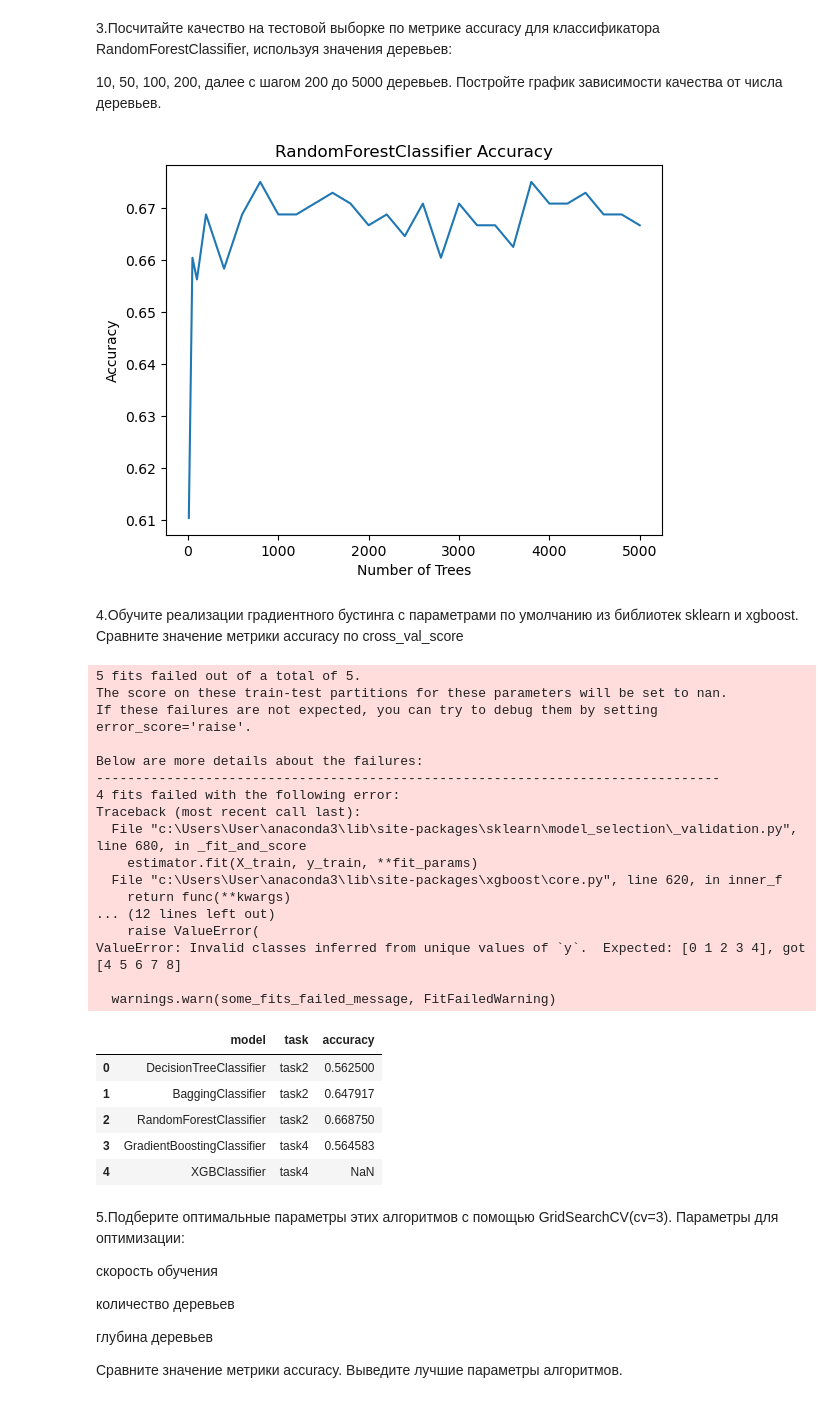
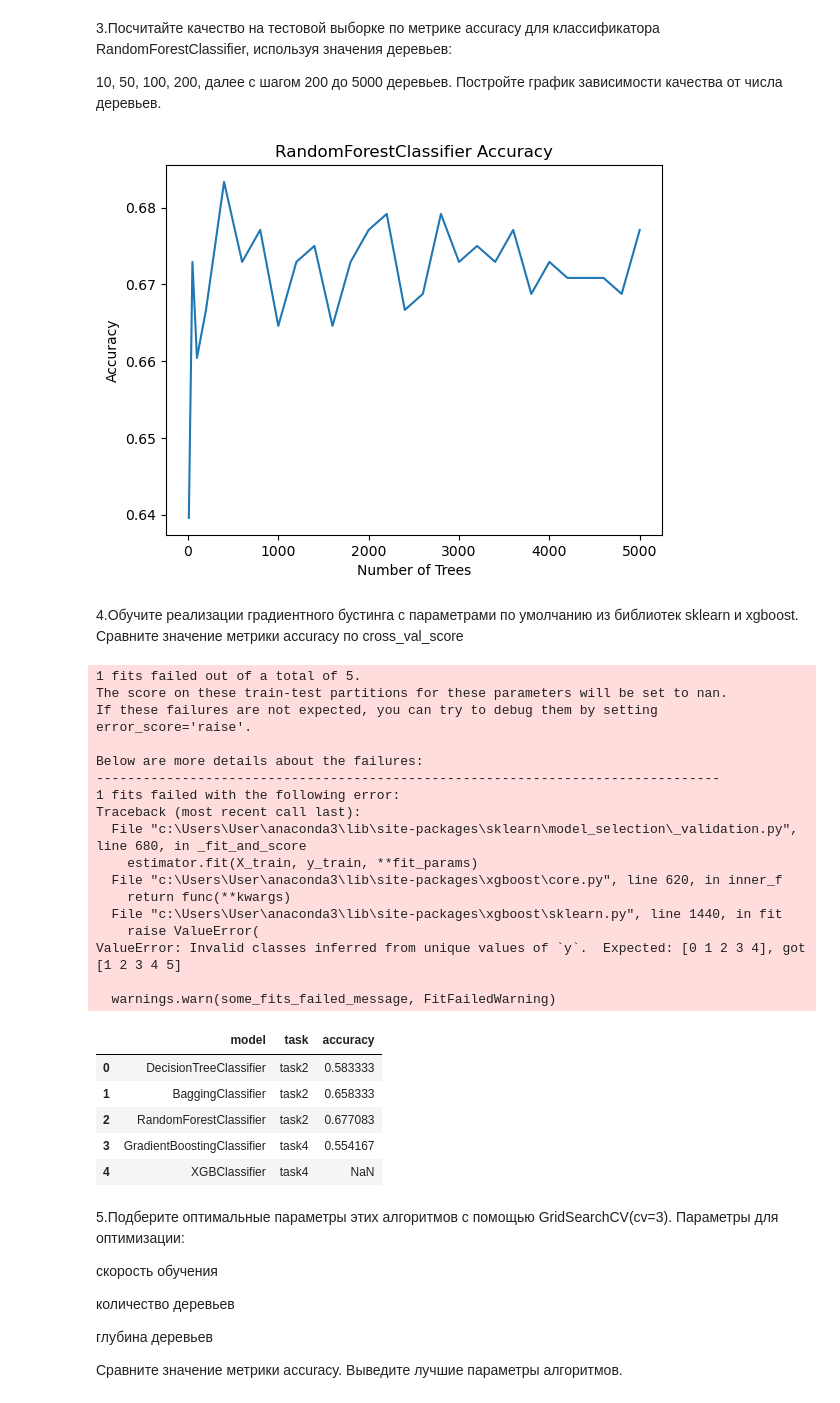
Before and after one commit to omutninsk/ml_3, a Jupyter notebook: HW_4_ML.ipynb, the cells around one changed output. Cells and saved outputs as stored; diff of their text form; code cells hidden in the pictures.

```diff
--- a/HW_4_ML.ipynb
+++ b/HW_4_ML.ipynb
@@ -27,4 +27,8 @@ X = data.drop('quality', axis=1)
 y = data['quality']
 
 # Split the data into 70/30 training/testing sets
+from sklearn.preprocessing import LabelEncoder
+le = LabelEncoder()
+y = le.fit_transform(y)
+display(le.classes_)
 X_train, X_test, y_train, y_test = train_test_split(X, y, test_size=0.3, random_state=42)
@@ -111,7 +119,7 @@ plt.ylabel("Accuracy")
 plt.title("RandomForestClassifier Accuracy")
 plt.show()
 # %% [output]
-[figure, old version]
+[figure, new version]
 # %% [markdown]
 4.Обучите реализации градиентного бустинга с параметрами по умолчанию из библиотек sklearn и xgboost. Сравните значение метрики accuracy по cross_val_score
 # %%
@@ -129,42 +137,42 @@ from sklearn.model_selection import cross_val_score
 gb = GradientBoostingClassifier()
 gb.fit(X_train, y_train)
 acc_sklearn = cross_val_score(gb, X_test, y_test, cv=5, scoring="accuracy").mean()
 
 xgb_model = xgb.XGBClassifier()
 
 from sklearn.preprocessing import LabelEncoder
 le = LabelEncoder()
 y_train = le.fit_transform(y_train)
 
 xgb_model.fit(X_train, y_train)
-acc_xgboost = cross_val_score(xgb_model, X_test, y_test, cv=5, scoring="accuracy").mean()
+acc_xgboost = cross_val_score(xgb_model, X_test, y_test, scoring="accuracy").mean()
 
 results.loc[3] = ['GradientBoostingClassifier', 'task4', acc_sklearn]
 results.loc[4] = ['XGBClassifier', 'task4', acc_xgboost]
 results
 # %% [output]
-5 fits failed out of a total of 5.
+1 fits failed out of a total of 5.
 The score on these train-test partitions for these parameters will be set to nan.
 If these failures are not expected, you can try to debug them by setting error_score='raise'.
 
 Below are more details about the failures:
 --------------------------------------------------------------------------------
-4 fits failed with the following error:
+1 fits failed with the following error:
 Traceback (most recent call last):
   File "c:\Users\User\anaconda3\lib\site-packages\sklearn\model_selection\_validation.py", line 680, in _fit_and_score
     estimator.fit(X_train, y_train, **fit_params)
   File "c:\Users\User\anaconda3\lib\site-packages\xgboost\core.py", line 620, in inner_f
     return func(**kwargs)
-... (12 lines left out)
+  File "c:\Users\User\anaconda3\lib\site-packages\xgboost\sklearn.py", line 1440, in fit
     raise ValueError(
-ValueError: Invalid classes inferred from unique values of `y`.  Expected: [0 1 2 3 4], got [4 5 6 7 8]
+ValueError: Invalid classes inferred from unique values of `y`.  Expected: [0 1 2 3 4], got [1 2 3 4 5]
 
   warnings.warn(some_fits_failed_message, FitFailedWarning)
 |  | model | task | accuracy |
-| 0 | DecisionTreeClassifier | task2 | 0.562500 |
-| 1 | BaggingClassifier | task2 | 0.647917 |
-| 2 | RandomForestClassifier | task2 | 0.668750 |
-| 3 | GradientBoostingClassifier | task4 | 0.564583 |
+| 0 | DecisionTreeClassifier | task2 | 0.583333 |
+| 1 | BaggingClassifier | task2 | 0.658333 |
+| 2 | RandomForestClassifier | task2 | 0.677083 |
+| 3 | GradientBoostingClassifier | task4 | 0.554167 |
 | 4 | XGBClassifier | task4 | NaN |
 # %% [markdown]
 5.Подберите оптимальные параметры этих алгоритмов с помощью GridSearchCV(cv=3).
```
Also changed, not shown: parts of 12 cells of this notebook, 4 other files.
